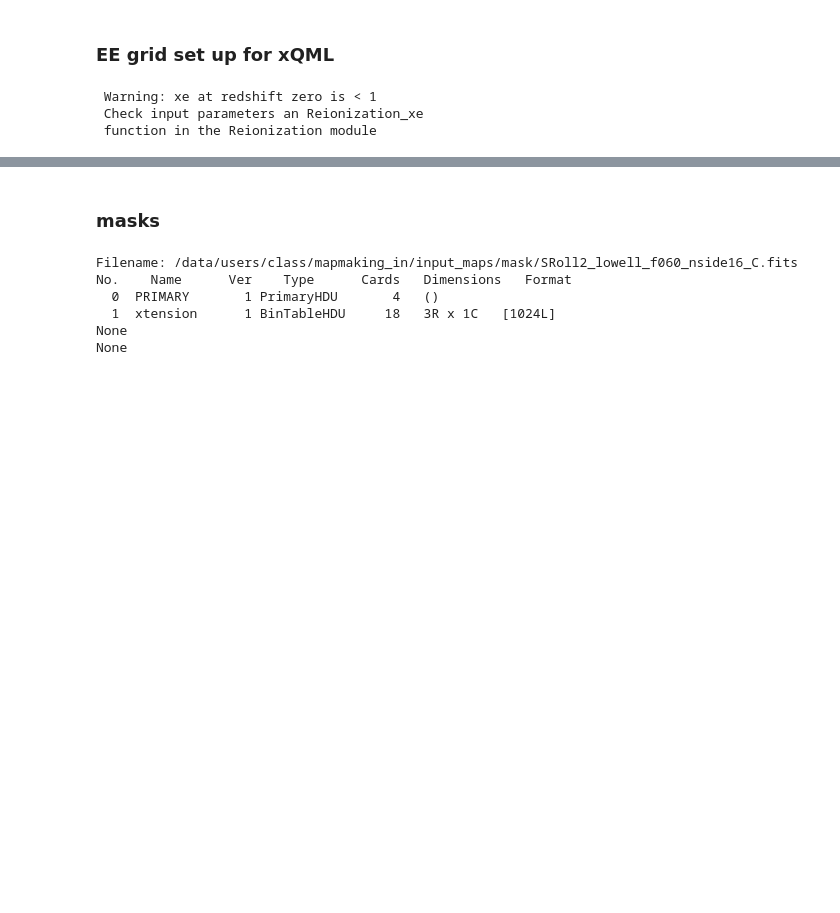
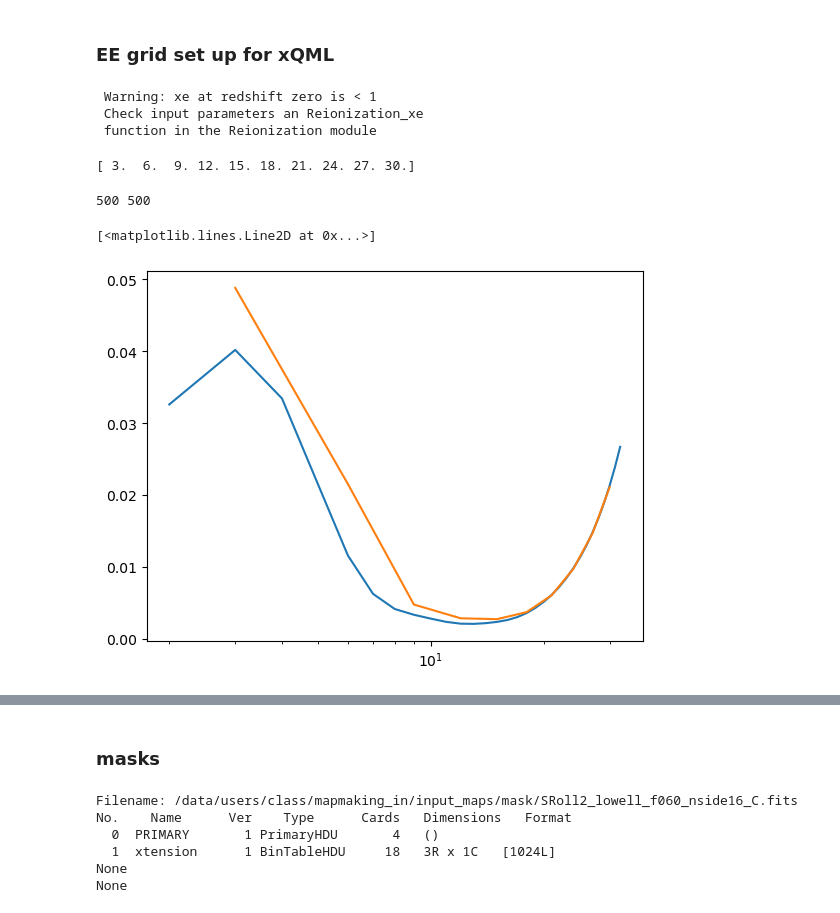
Before and after one commit to viviantao1/tau-uncertainty, a Jupyter notebook: high_res_map.ipynb, the cells around one changed output, grey strips where cells are left out. Drawn from its saved outputs; the diff is of its cells as text; code cells hidden in the pictures; blank space fills up the shorter version.

```diff
--- a/high_res_map.ipynb
+++ b/high_res_map.ipynb
@@ -160,6 +160,22 @@ clth_xqml = np.array([
     EE_input_xqml,
     true_spectra_xqml[2][:lmax_xqml + 1],
     true_spectra_xqml[3][:lmax_xqml + 1]])
+# %%
+print(ell_bins_xqml)
+# %% [output]
+[ 3.  6.  9. 12. 15. 18. 21. 24. 27. 30.]
+# %%
+print(len(EE_grid_binned_xqml), len(tau_grid))
+# %% [output]
+500 500
+# %%
+Z = ls_sim*(ls_sim+1)/(2*np.pi)
+plt.semilogx(ls_sim, true_spectra_sim[1][ls_sim]*Z, label='correct Dl')
+Z = ell_bins_xqml*(ell_bins_xqml+1)/(2*np.pi)
+plt.semilogx(ell_bins_xqml, EE_grid_binned_xqml[200]*Z, label=r'$\tau=0.0$')
+# %% [output]
+[<matplotlib.lines.Line2D at 0x...>]
+[figure, added]
 # %%
 def noise_calcs(noise, nside):
     npix = hp.nside2npix(nside)
```
Also changed, not shown: parts of 3 cells of this notebook, 3 other files.
